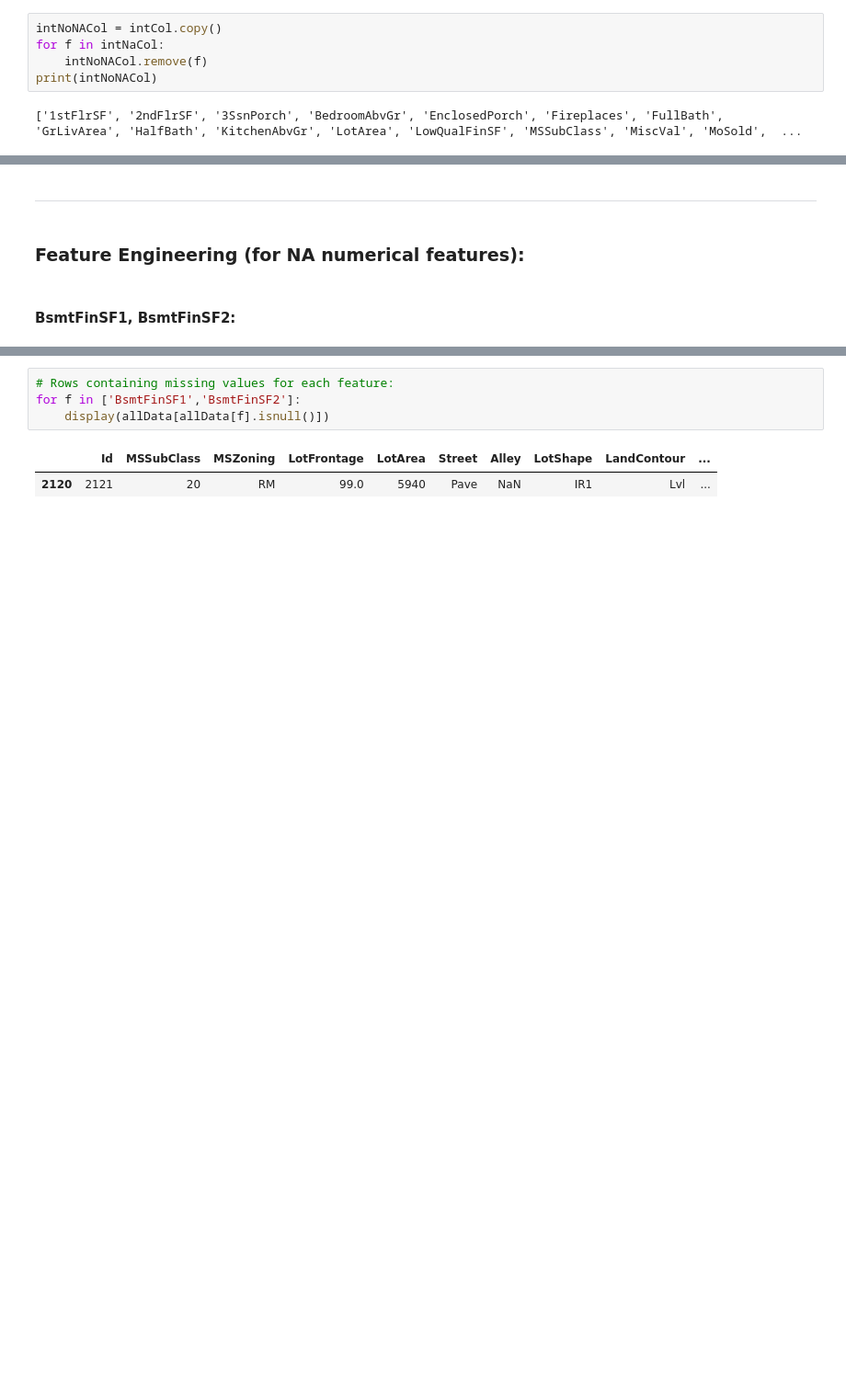
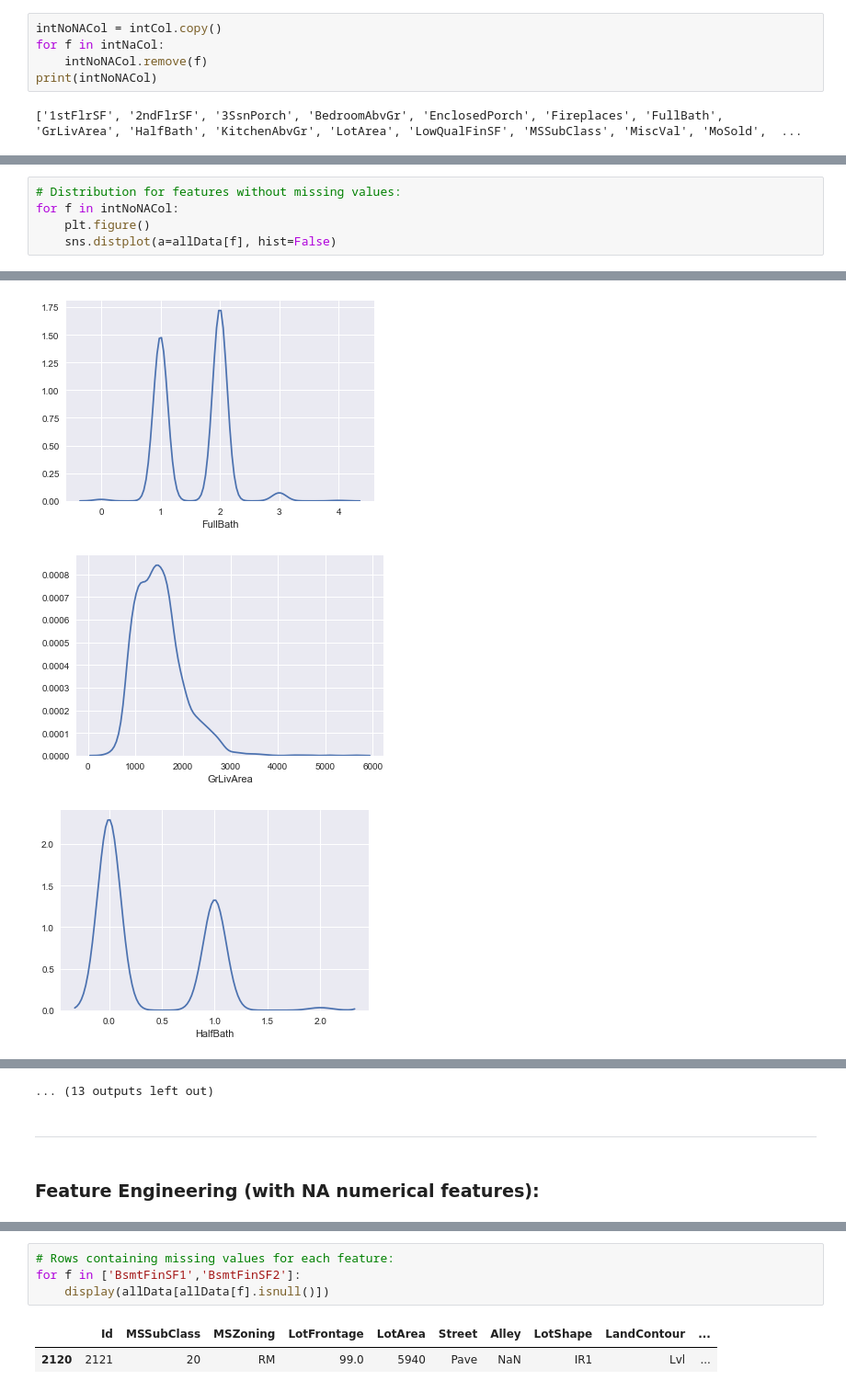
Before and after one commit to Skylar-117/kaggle-house-prices-ADVRegression, a Jupyter notebook: numerical.ipynb, the cells around one changed output, grey strips where cells are left out. Shown at 92% size. Cells and saved outputs as stored; diff of their text form; blank space fills up the shorter version.

```diff
--- a/numerical.ipynb
+++ b/numerical.ipynb
@@ -81,0 +81,6 @@ for feature in intCol:
+# %%
+# Distribution for features without missing values:
+for f in intNoNACol:
+    plt.figure()
+    sns.distplot(a=allData[f], hist=False)
+# %% [output]
@@ -81,0 +93,3 @@ for feature in intCol:
+[figure, added]
+[figure, added]
+[figure, added]
@@ -82,6 +99,5 @@ for feature in intCol:
+... (13 outputs left out)
 # %% [markdown]
 ---
 # %% [markdown]
-### Feature Engineering (for NA numerical features):
+### Feature Engineering (with NA numerical features):
-# %% [markdown]
-#### BsmtFinSF1, BsmtFinSF2:
```
Also changed, not shown: parts of 69 cells of this notebook.
